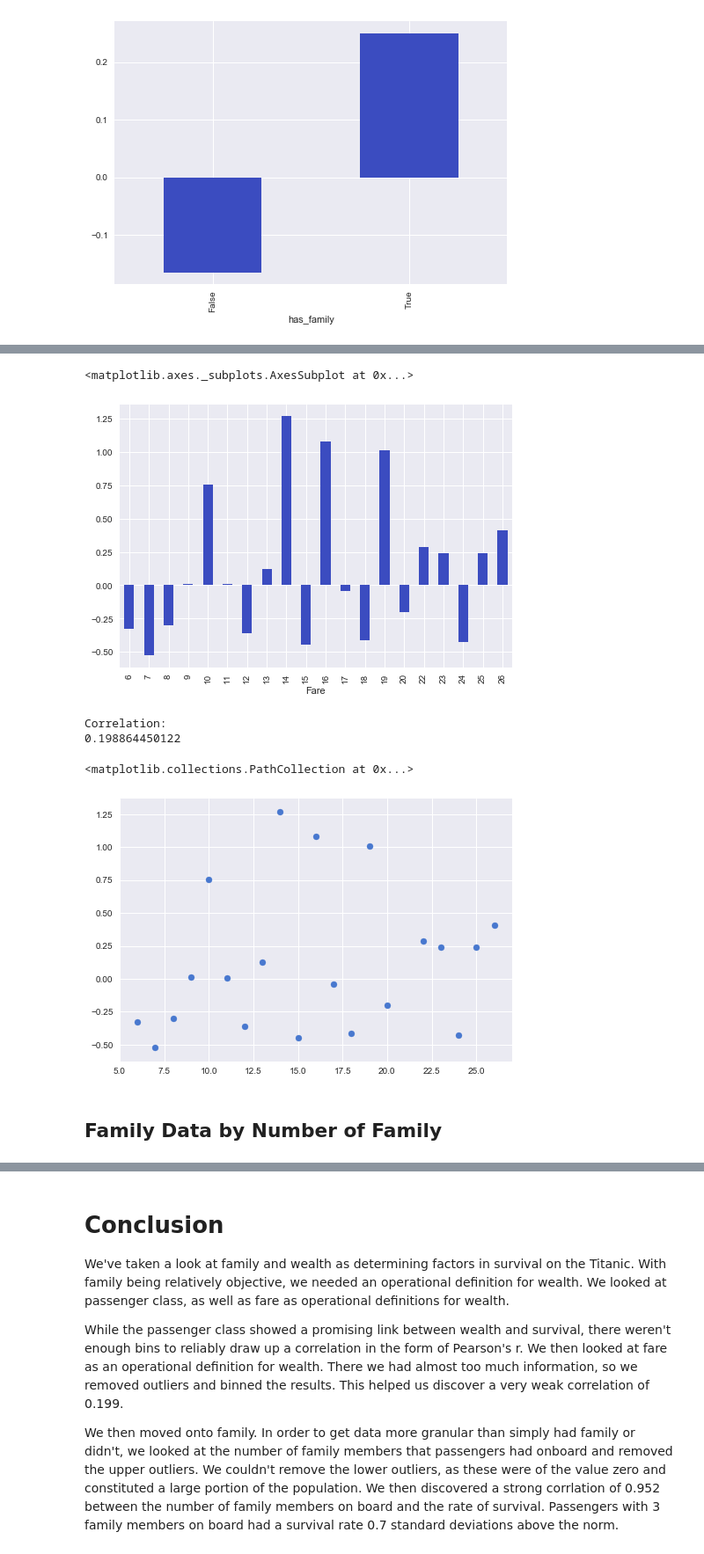
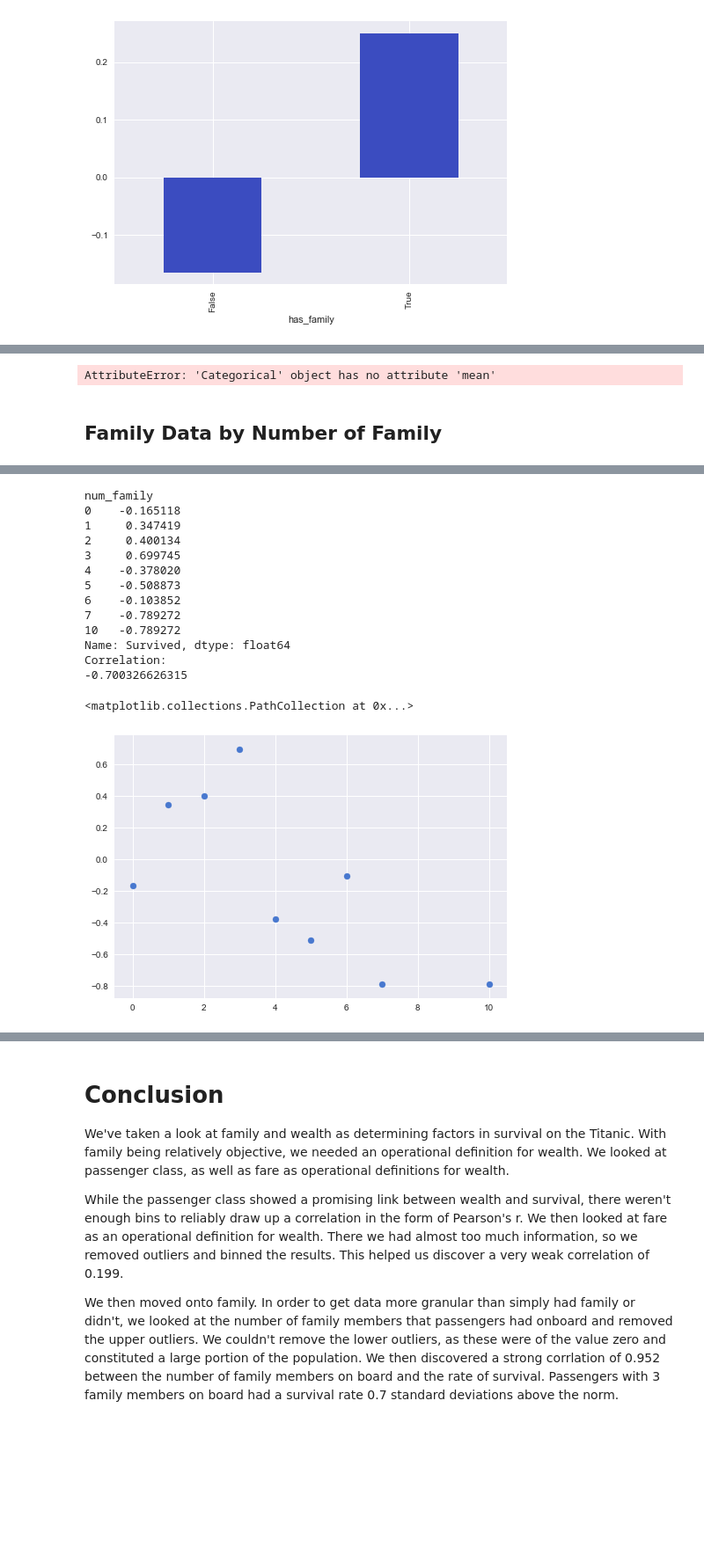
Before and after one commit to kylemeenehan/titanic-data, a Jupyter notebook: Titanic Project.ipynb, the cells around one changed output, grey strips where cells are left out. Shown: that part at 88% size. Saved outputs shown, nothing was run; the diff lists cells and outputs as text; code cells hidden in the pictures; blank space fills up the shorter version.

```diff
--- a/Titanic Project.ipynb
+++ b/Titanic Project.ipynb
@@ -280,23 +278,18 @@ titanic_fare_binned['Fare'].hist()
 # %%
 titanic_fare_binned_grouped = titanic_fare_binned.groupby('Fare')
-titanic_fare_binned_standardized = titanic_fare_binned_grouped['Survived'].mean().apply(standardize_mean)
-titanic_fare_binned_standardized.plot.bar(colormap='coolwarm')
+titanic_fare_binned_normalized = titanic_fare_binned_grouped['Survived'].mean().apply(normalize)
-# %% [output]
-<matplotlib.axes._subplots.AxesSubplot at 0x...>
-[figure, removed]
 # %%
-fare_correlation = pd.DataFrame({'fare': titanic_fare_binned_standardized.index.values,
-                                  'survived': titanic_fare_binned_standardized.values})
+fare_correlation = pd.DataFrame({'fare': titanic_fare_binned_normalized.index.values,
+                                  'survived': titanic_fare_binned_normalized.values})
 
 print 'Correlation: '
-print fare_correlation.corr(method='pearson').loc['fare','survived']
+#print fare_correlation.corr(method='pearson').loc['fare','survived']
 
-plt.scatter(titanic_fare_binned_standardized.index.values, titanic_fare_binned_standardized.values)
+print titanic_fare_binned_normalized
+
+#plt.scatter(titanic_fare_binned_normalized.index.values, titanic_fare_binned_normalized.values)
 # %% [output]
-Correlation:
-0.198864450122
+AttributeError: 'Categorical' object has no attribute 'mean'
-<matplotlib.collections.PathCollection at 0x...>
-[figure, removed]
 # %% [markdown]
 ## Family Data by Number of Family
 # %%
@@ -318,3 +311,31 @@ titanic_data.head()
 | 2 | 3 | 1 | 3 | Heikkinen, Miss. Laina | female | 26.0 | 0 | 0 | STON/O2. 3101282 | 7.9250 | ... |
 | 3 | 4 | 1 | 1 | Futrelle, Mrs. Jacques Heath (Lil... | female | 35.0 | 1 | 0 | 113803 | 53.1000 | ... |
 | 4 | 5 | 0 | 3 | Allen, Mr. William Henry | male | 35.0 | 0 | 0 | 373450 | 8.0500 | ... |
+# %%
+titanic_family = titanic_data.groupby('num_family')
+titanic_family_normalized = titanic_family['Survived'].mean().apply(normalize)
+print titanic_family_normalized
+
+family_correlation = pd.DataFrame({'num_family': titanic_family_normalized.index.values,
+                                  'survived': titanic_family_normalized.values})
+
+print 'Correlation: '
+print family_correlation.corr(method='pearson').loc['num_family', 'survived']
+
+plt.scatter(titanic_family_normalized.index.values, titanic_family_normalized.values)
+# %% [output]
+num_family
+0    -0.165118
+1     0.347419
+2     0.400134
+3     0.699745
+4    -0.378020
+5    -0.508873
+6    -0.103852
+7    -0.789272
+10   -0.789272
+Name: Survived, dtype: float64
+Correlation:
+-0.700326626315
+<matplotlib.collections.PathCollection at 0x...>
+[figure, added]
```
Also changed, not shown: parts of 24 cells of this notebook.
